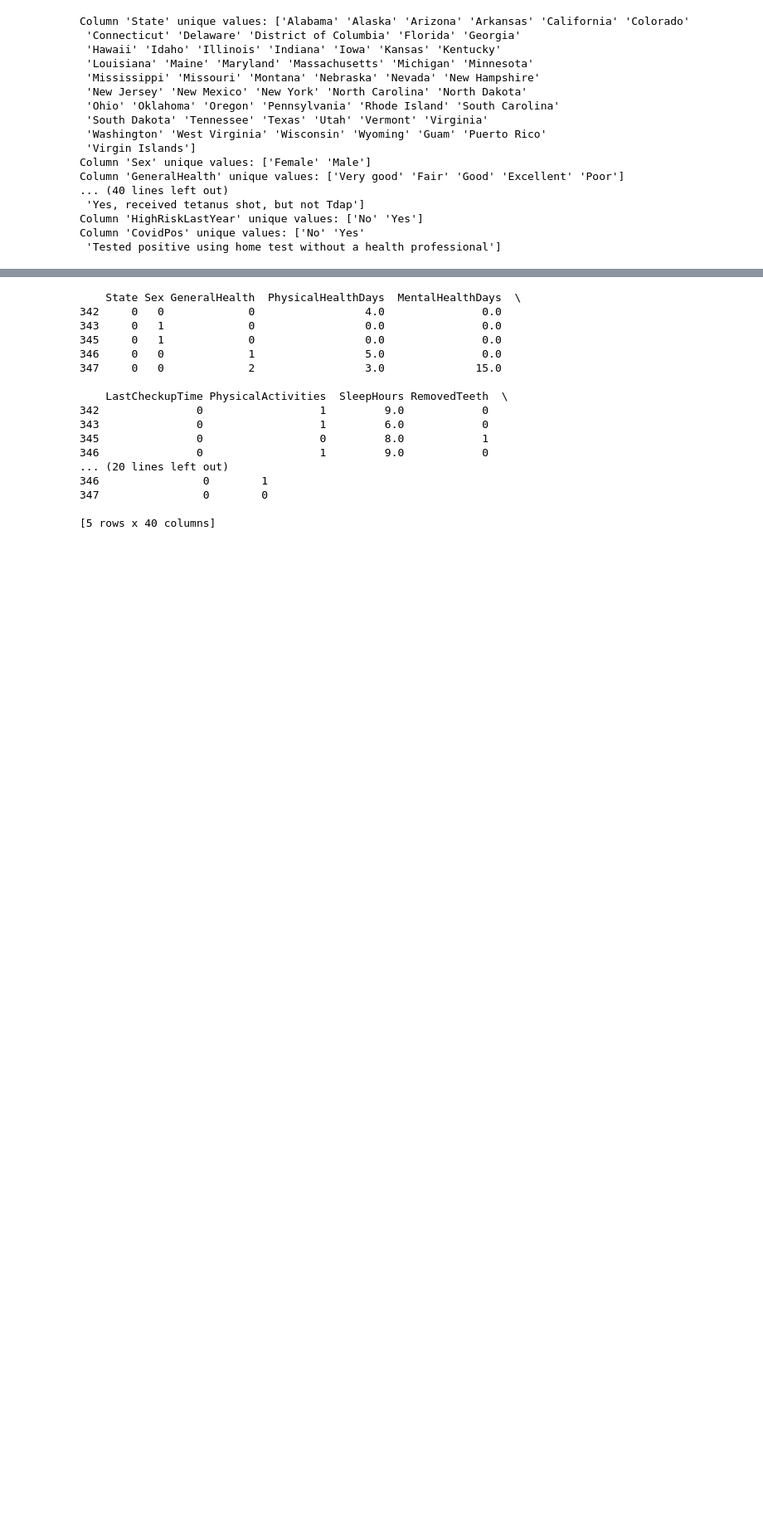
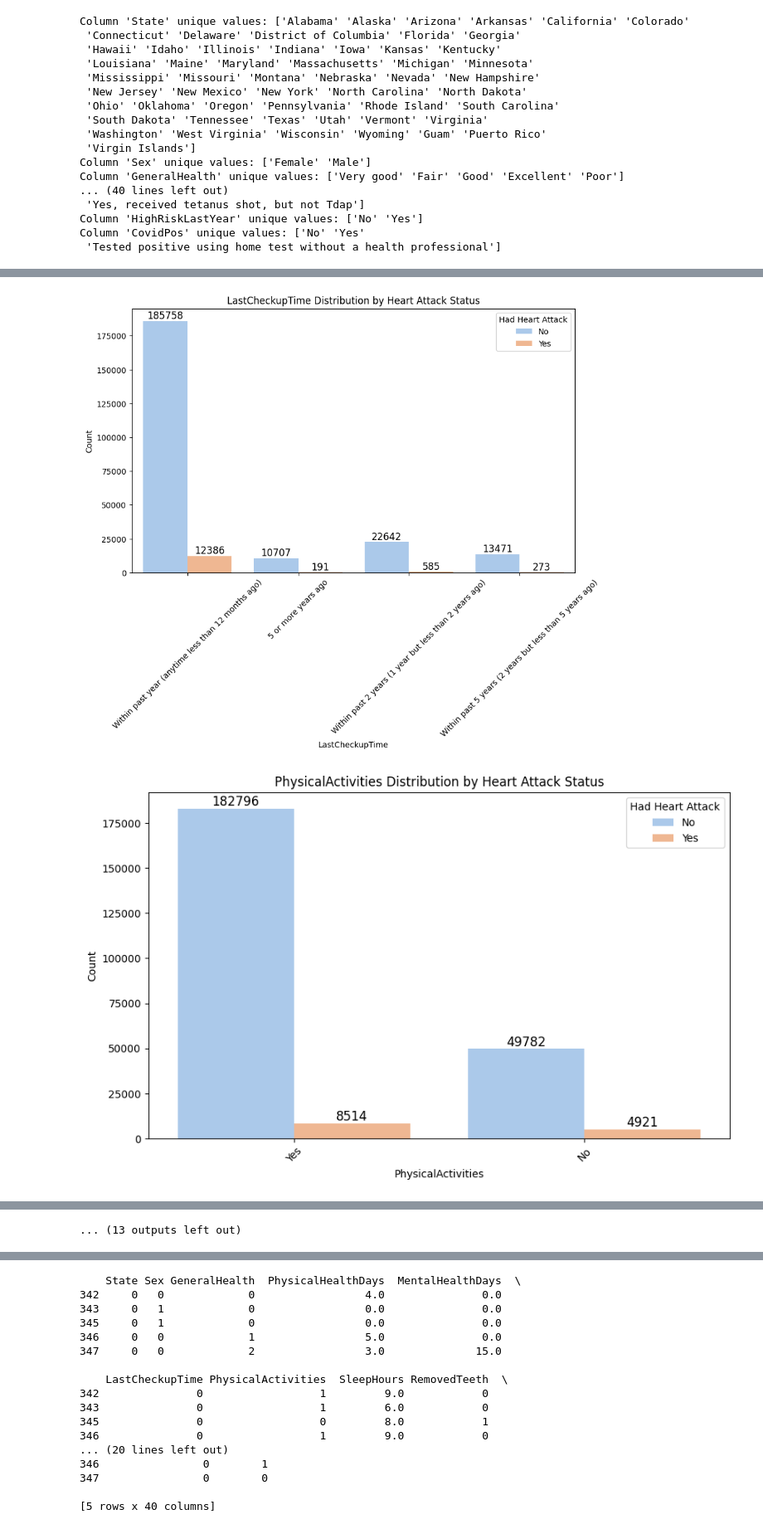
Before and after one commit to LiuRuohui/COMP7103_DataMining, a Jupyter notebook: data_preprocessing.ipynb, the cells around one changed output, grey strips where cells are left out. Shown at 83% size. Cells and saved outputs as stored; diff of their text form; code cells hidden in the pictures; blank space fills up the shorter version.

```diff
--- a/data_preprocessing.ipynb
+++ b/data_preprocessing.ipynb
@@ -177,0 +239,9 @@ Column 'CovidPos' unique values: ['No' 'Yes'
+# %%
+categorical_columns = data_cleaned.select_dtypes(include=['object']).columns
+
+categorical_columns_list = categorical_columns.tolist()
+list = ['State', 'Sex', 'HadHeartAttack', 'SmokerStatus', 'AgeCategory', 'ECigaretteUsage', 'HadDiabetes', 'RemovedTeeth', 'GeneralHealth']
+
+for item in list:
+    if item in categorical_columns_list:
+        categorical_columns_list.remove(item)
@@ -177,0 +252,28 @@ Column 'CovidPos' unique values: ['No' 'Yes'
+# %%
+yes_no_order = ['No','Yes']
+for column in categorical_columns_list:
+    if column == 'FluVaxLast12':
+        plt.figure(figsize=(10, 6))
+        ax = sns.countplot(data_cleaned, x=column, hue='HadHeartAttack', palette='pastel',order=yes_no_order)
+        for container in ax.containers:
+            ax.bar_label(container, label_type='edge', fontsize=12, color='black')
+        plt.title(f'{column} Distribution by Heart Attack Status')
+        plt.xlabel(column)
+        plt.ylabel('Count')
+        plt.legend(title='Had Heart Attack')
+        plt.xticks(rotation=45)
+        plt.show()
+    else:
+        plt.figure(figsize=(10, 6))
+        ax = sns.countplot(data_cleaned, x=column, hue='HadHeartAttack', palette='pastel')
+        for container in ax.containers:
+            ax.bar_label(container, label_type='edge', fontsize=12, color='black')
+        plt.title(f'{column} Distribution by Heart Attack Status')
+        plt.xlabel(column)
+        plt.ylabel('Count')
+        plt.legend(title='Had Heart Attack')
+        plt.xticks(rotation=45)
+        plt.show()
+# %% [output]
+[figure, added]
+[figure, added]
@@ -177,0 +290 @@ Column 'CovidPos' unique values: ['No' 'Yes'
+... (13 outputs left out)
```
Also changed, not shown: parts of 10 cells of this notebook.
